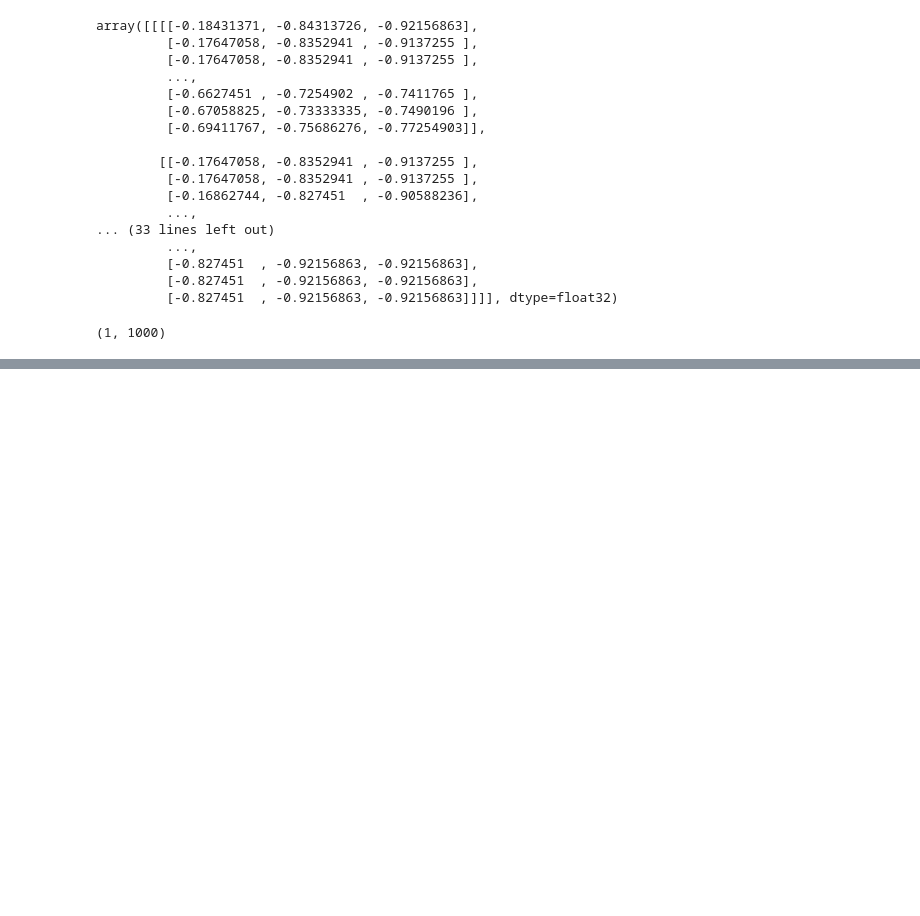
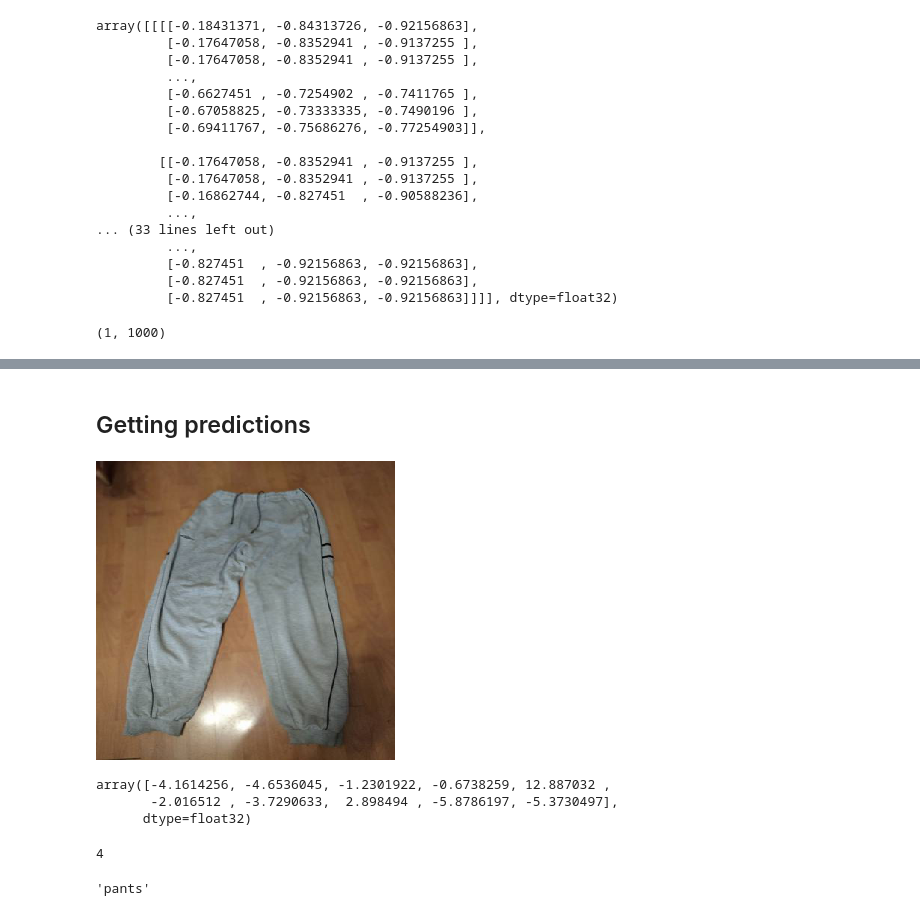
Before and after one commit to nandan-06/Image-Classification-on-CNN, a Jupyter notebook: ImageClassification.ipynb, the cells around one changed output, grey strips where cells are left out. Saved outputs shown, nothing was run; the diff lists cells and outputs as text; code cells hidden in the pictures; blank space fills up the shorter version.

```diff
--- a/ImageClassification.ipynb
+++ b/ImageClassification.ipynb
@@ -108,0 +548,9 @@ array([0.0005187 , 0.0010937 , 0.00058755, 0.00122642, 0.001186  ,
+# %% [markdown]
+## Getting predictions
+# %%
+# Load the image
+path = '/content/clothing-dataset-small/test/pants/0dfec862-c49f-430b-a6ef-c7ceb187225e.jpg'
+img = load_img(path, target_size=(299,299))
+img
+# %% [output]
+[figure, added]
@@ -108,0 +562,12 @@ array([0.0005187 , 0.0010937 , 0.00058755, 0.00122642, 0.001186  ,
+# %%
+pred = model.predict(X)
+pred[0]
+# %% [output]
+array([-4.1614256, -4.6536045, -1.2301922, -0.6738259, 12.887032 ,
+       -2.016512 , -3.7290633,  2.898494 , -5.8786197, -5.3730497],
+      dtype=float32)
+# %%
+# to get highest score we use argmax()
+pred[0].argmax()
+# %% [output]
+4
@@ -108,0 +587,4 @@ array([0.0005187 , 0.0010937 , 0.00058755, 0.00122642, 0.001186  ,
+# %%
+labels[pred[0].argmax()]
+# %% [output]
+'pants'
```
Also changed, not shown: parts of 61 cells of this notebook.
